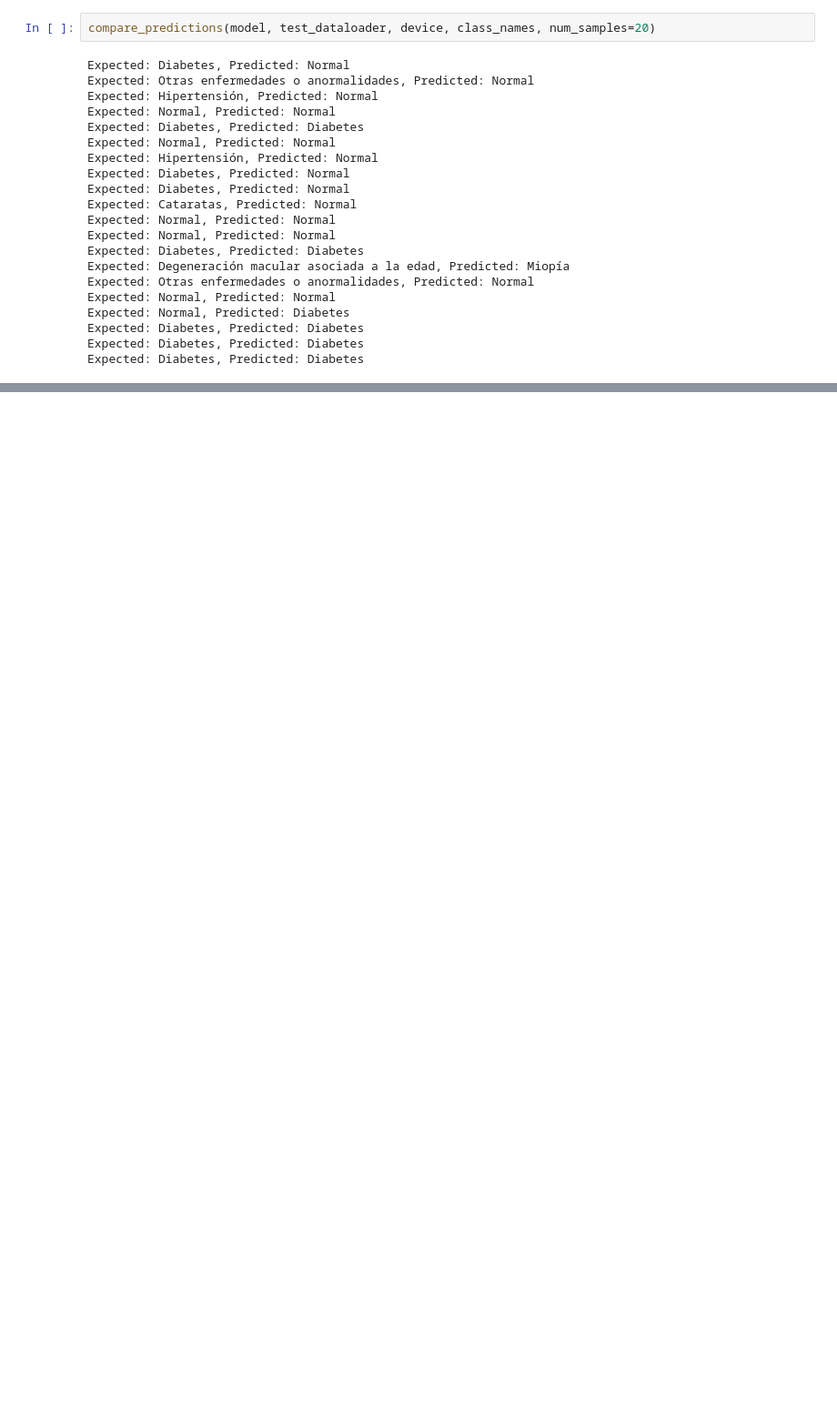
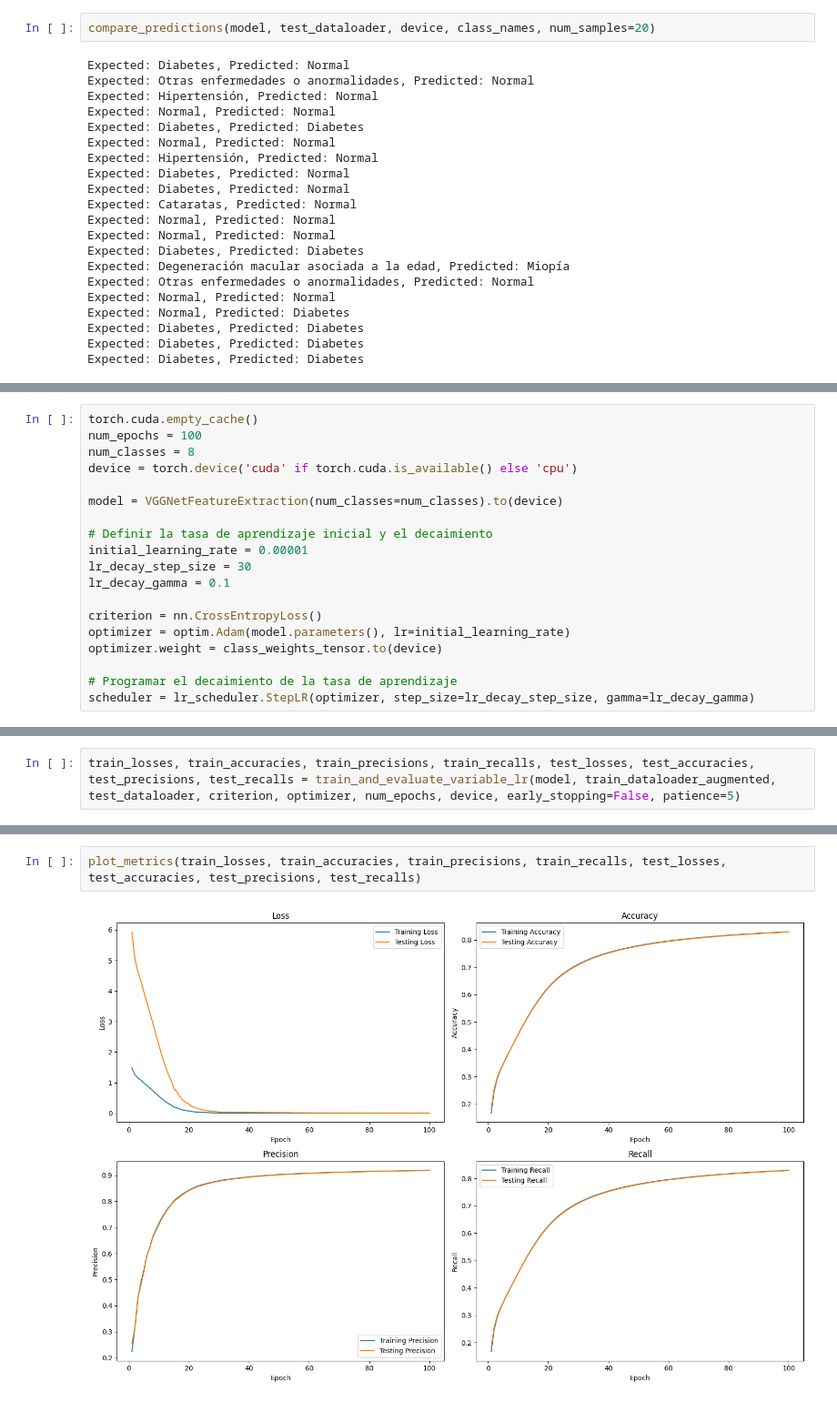
Before and after one commit to EnzoA/Ocular_Disease_Classification, a Jupyter notebook: vggnet.ipynb, the cells around one changed output, grey strips where cells are left out. Shown at 91% size. Drawn from its saved outputs; the diff is of its cells as text; blank space fills up the shorter version.

Commit message:
add scheduler

```diff
--- a/vggnet.ipynb
+++ b/vggnet.ipynb
@@ -999,0 +1003,19 @@ Expected: Diabetes, Predicted: Diabetes
+# %%
+torch.cuda.empty_cache()
+num_epochs = 100
+num_classes = 8
+device = torch.device('cuda' if torch.cuda.is_available() else 'cpu')
+
+model = VGGNetFeatureExtraction(num_classes=num_classes).to(device)
+
+# Definir la tasa de aprendizaje inicial y el decaimiento
+initial_learning_rate = 0.00001
+lr_decay_step_size = 30
+lr_decay_gamma = 0.1
+
+criterion = nn.CrossEntropyLoss()
+optimizer = optim.Adam(model.parameters(), lr=initial_learning_rate)
+optimizer.weight = class_weights_tensor.to(device)
+
+# Programar el decaimiento de la tasa de aprendizaje
+scheduler = lr_scheduler.StepLR(optimizer, step_size=lr_decay_step_size, gamma=lr_decay_gamma)
@@ -999,0 +1123,2 @@ Expected: Diabetes, Predicted: Diabetes
+# %%
+train_losses, train_accuracies, train_precisions, train_recalls, test_losses, test_accuracies, test_precisions, test_recalls = train_and_evaluate_variable_lr(model, train_dataloader_augmented, test_dataloader, criterion, optimizer, num_epochs, device, early_stopping=False, patience=5)
@@ -999,0 +1139,4 @@ Expected: Diabetes, Predicted: Diabetes
+# %%
+plot_metrics(train_losses, train_accuracies, train_precisions, train_recalls, test_losses, test_accuracies, test_precisions, test_recalls)
+# %% [output]
+[figure, added]
```
Also changed, not shown: parts of 10 cells of this notebook.
